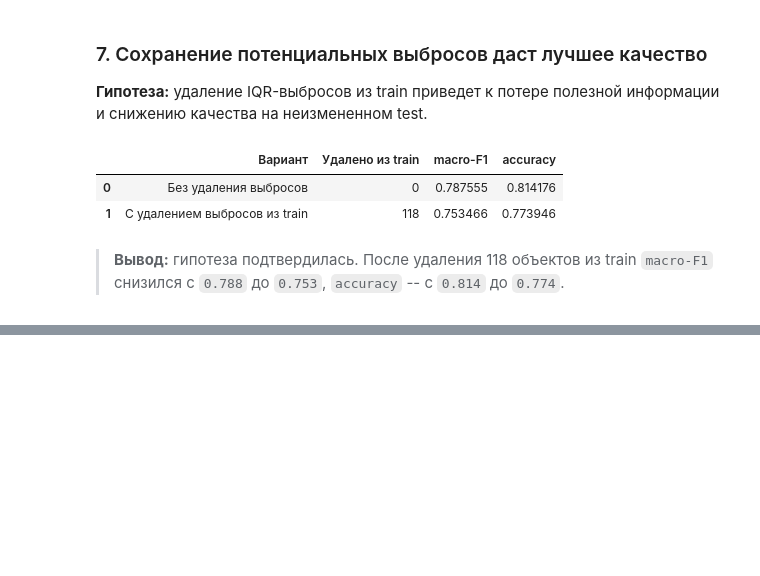
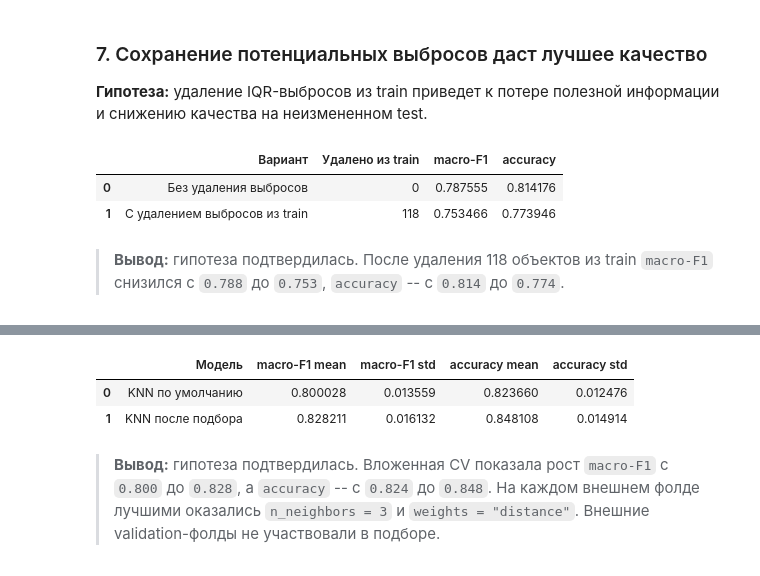
Before and after one commit to DmitryS-01/mlStartHWsSorochan, a Jupyter notebook: research.ipynb, the cells around one changed output, grey strips where cells are left out. Drawn from its saved outputs; the diff is of its cells as text; code cells hidden in the pictures; blank space fills up the shorter version.

Commit message:
Compare tuned and default KNN with nested CV

```diff
--- a/research.ipynb
+++ b/research.ipynb
@@ -24,6 +25,7 @@ from sklearn.preprocessing import StandardScaler, OneHotEncoder
 SEED = 143
 
 CV = StratifiedKFold(n_splits=5, shuffle=True, random_state=SEED)
+INNER_CV_KNN = StratifiedKFold(n_splits=4, shuffle=True, random_state=SEED)
 # %%
 path = "data/ObesityDataSet_raw_and_data_sinthetic.csv"
 df = pd.read_csv(path)
@@ -450,0 +457,78 @@ pd.DataFrame(
+# %%
+knn_param_grid = {
+    "kneighborsclassifier__n_neighbors": [3, 5, 7, 9, 11],
+    "kneighborsclassifier__weights": ["uniform", "distance"],
+}
+
+knn_nested_rows = []
+knn_best_params = []
+
+for fold, (train_idx, valid_idx) in enumerate(CV.split(X, y), start=1):
+    X_train_fold = X.iloc[train_idx]
+    X_valid_fold = X.iloc[valid_idx]
+    y_train_fold = y.iloc[train_idx]
+    y_valid_fold = y.iloc[valid_idx]
+
+    default_knn = clone(pipeline)
+    default_knn.fit(X_train_fold, y_train_fold)
+    default_predictions = default_knn.predict(X_valid_fold)
+
+    search = GridSearchCV(
+        estimator=clone(pipeline),
+        param_grid=knn_param_grid,
+        cv=INNER_CV_KNN,
+        scoring="f1_macro",
+        n_jobs=-1,
+        refit=True,
+    )
+    search.fit(X_train_fold, y_train_fold)
+    tuned_predictions = search.predict(X_valid_fold)
+
+    knn_nested_rows.append(
+        {
+            "fold": fold,
+            "default_macro_f1": f1_score(
+                y_valid_fold, default_predictions, average="macro"
+            ),
+            "default_accuracy": accuracy_score(
+                y_valid_fold, default_predictions
+            ),
+            "tuned_macro_f1": f1_score(
+                y_valid_fold, tuned_predictions, average="macro"
+            ),
+            "tuned_accuracy": accuracy_score(
+                y_valid_fold, tuned_predictions
+            ),
+        }
+    )
+    knn_best_params.append(search.best_params_)
+
+knn_nested_results = pd.DataFrame(knn_nested_rows)
+
+pd.DataFrame(
+    {
+        "Модель": ["KNN по умолчанию", "KNN после подбора"],
+        "macro-F1 mean": [
+            knn_nested_results["default_macro_f1"].mean(),
+            knn_nested_results["tuned_macro_f1"].mean(),
+        ],
+        "macro-F1 std": [
+            knn_nested_results["default_macro_f1"].std(),
+            knn_nested_results["tuned_macro_f1"].std(),
+        ],
+        "accuracy mean": [
+            knn_nested_results["default_accuracy"].mean(),
+            knn_nested_results["tuned_accuracy"].mean(),
+        ],
+        "accuracy std": [
+            knn_nested_results["default_accuracy"].std(),
+            knn_nested_results["tuned_accuracy"].std(),
+        ],
+    }
+)
+# %% [output]
+|  | Модель | macro-F1 mean | macro-F1 std | accuracy mean | accuracy std |
+| 0 | KNN по умолчанию | 0.800028 | 0.013559 | 0.823660 | 0.012476 |
+| 1 | KNN после подбора | 0.828211 | 0.016132 | 0.848108 | 0.014914 |
+# %% [markdown]
+> **Вывод:** гипотеза подтвердилась. Вложенная CV показала рост `macro-F1` с `0.800` до `0.828`, а `accuracy` -- с `0.824` до `0.848`. На каждом внешнем фолде лучшими оказались `n_neighbors = 3` и `weights = "distance"`. Внешние validation-фолды не участвовали в подборе.
```
Also changed, not shown: parts of 3 cells of this notebook, 1 other file.
